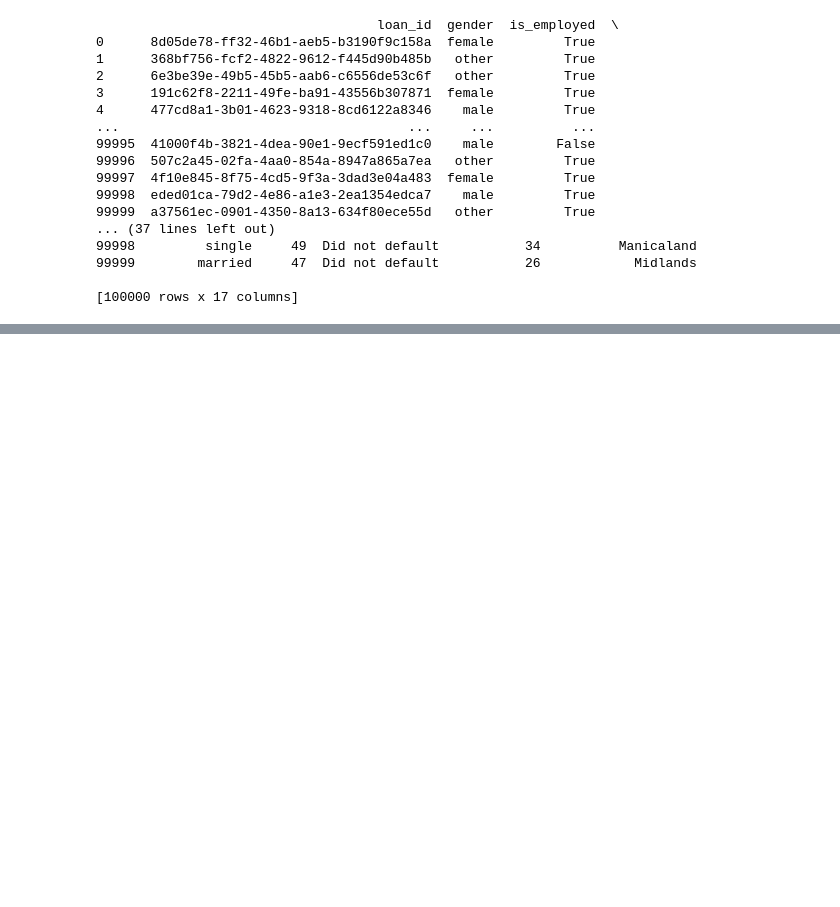
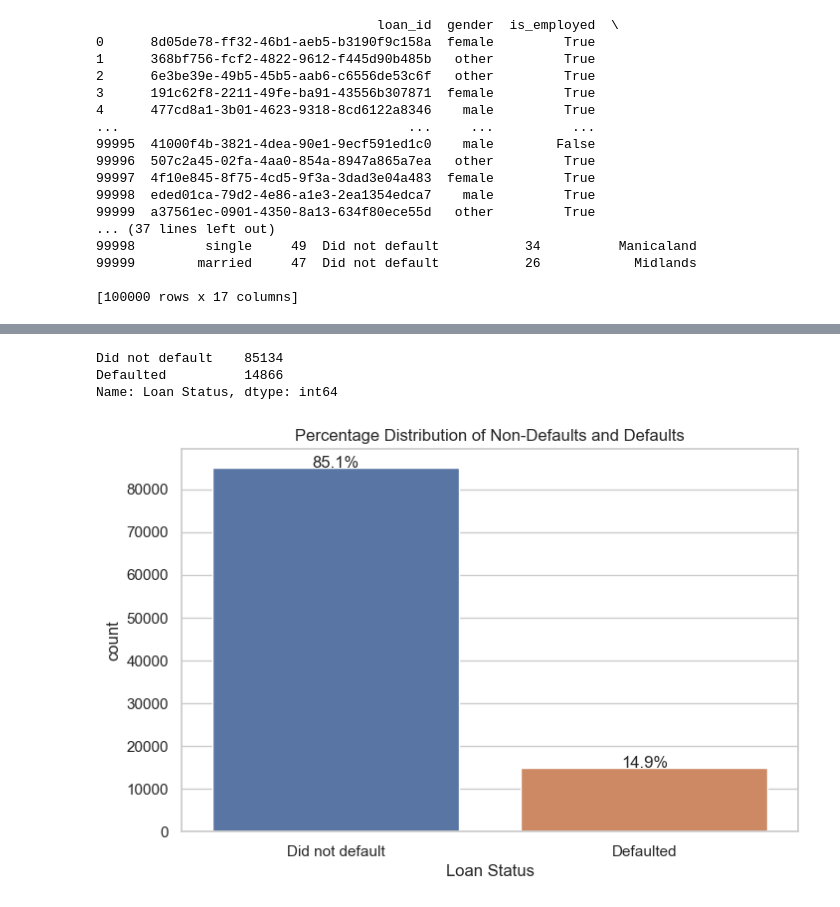
Before and after one commit to NatalieTumbare/ML_PDs_Prediction, a Jupyter notebook: ML_PDs_Prediction.ipynb, the cells around one changed output, grey strips where cells are left out. Drawn from its saved outputs; the diff is of its cells as text; code cells hidden in the pictures; blank space fills up the shorter version.

```diff
--- a/ML_PDs_Prediction.ipynb
+++ b/ML_PDs_Prediction.ipynb
@@ -655,0 +629,2 @@ memory usage: 15.4+ MB
+# %%
+data = data.drop('age.1', axis=1)
@@ -655,0 +678,4 @@ memory usage: 15.4+ MB
+# %%
+# Handle values with underscores
+data['remaining term'] = data['remaining term'].astype(str)
+data['remaining term'] = data['remaining term'].str.replace('_', '').astype(int)
@@ -655,0 +709,3 @@ memory usage: 15.4+ MB
+# %%
+# Replace missing values in 'marital_status' column with 'unknown'
+data['marital_status'] = data['marital_status'].fillna('unknown')
@@ -655,0 +716,4 @@ memory usage: 15.4+ MB
+# %%
+# Replace missing values and spaces with 'unknown'
+data['marital_status'] = data['marital_status'].fillna('unknown')
+data['marital_status'] = data['marital_status'].str.replace(' ', 'unknown')
@@ -655,0 +772,22 @@ memory usage: 15.4+ MB
+# %%
+#count of lenders who have defaulted (Defaulted) and Lenders who did not default (Did not default) on the loan
+data['Loan Status'].value_counts()
+# %% [output]
+Did not default    85134
+Defaulted          14866
+Name: Loan Status, dtype: int64
+# %%
+#Plotting the Percentage of Lenders who did not default on the loan (Did not default).
+sns.set(style="whitegrid")
+plt.figure(figsize=(8,5))
+total = float(len(data))
+ax = sns.countplot(x="Loan Status", data=data)
+for p in ax.patches:
+    percentage = '{:.1f}%'.format(100 * p.get_height()/total)
+    x = p.get_x() + p.get_width() / 2
+    y = p.get_height()
+    ax.annotate(percentage, (x, y),ha='center')
+plt.title('Percentage Distribution of Non-Defaults and Defaults', fontsize=12)
+plt.show()
+# %% [output]
+[figure, added]
```
Also changed, not shown: parts of 84 cells of this notebook.
